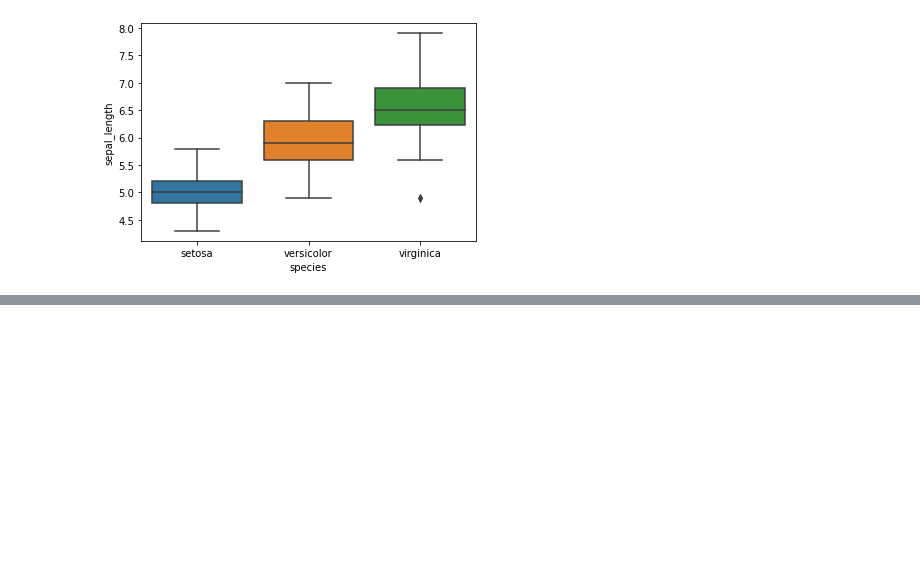
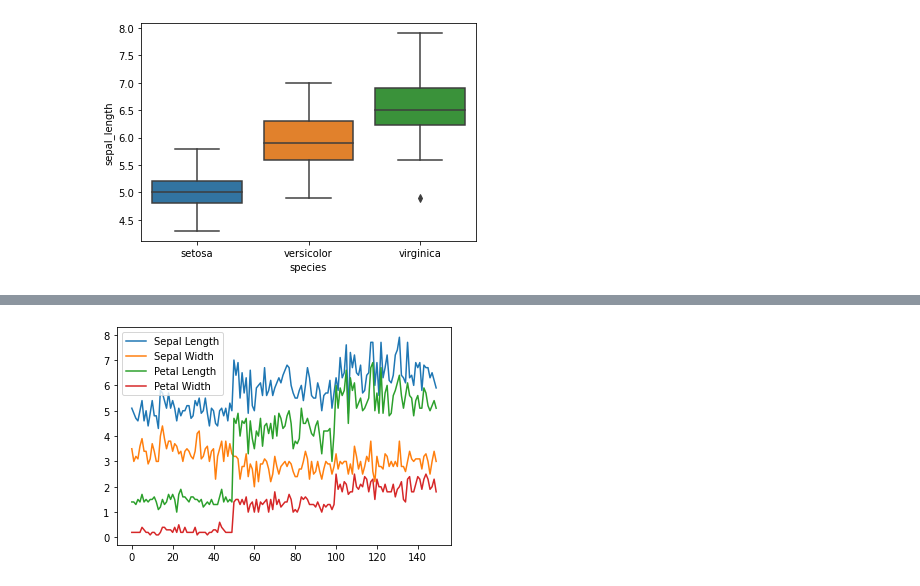
Before and after one commit to AnjulGupta12/Machine-Learning-Project, a Jupyter notebook: ML_project.ipynb, the cells around one changed output, grey strips where cells are left out. Saved outputs shown, nothing was run; the diff lists cells and outputs as text; code cells hidden in the pictures; blank space fills up the shorter version.

```diff
--- a/ML_project.ipynb
+++ b/ML_project.ipynb
@@ -195,0 +225,9 @@ sns.boxplot(x="species", y="sepal_length", data=iris)
+# %%
+plt.plot(iris['sepal_length'], label="Sepal Length")
+plt.plot(iris['sepal_width'], label="Sepal Width")
+plt.plot(iris['petal_length'], label="Petal Length")
+plt.plot(iris['petal_width'], label="Petal Width")
+plt.legend()
+plt.show()
+# %% [output]
+[figure, added]
```
Also changed, not shown: parts of 24 cells of this notebook.
